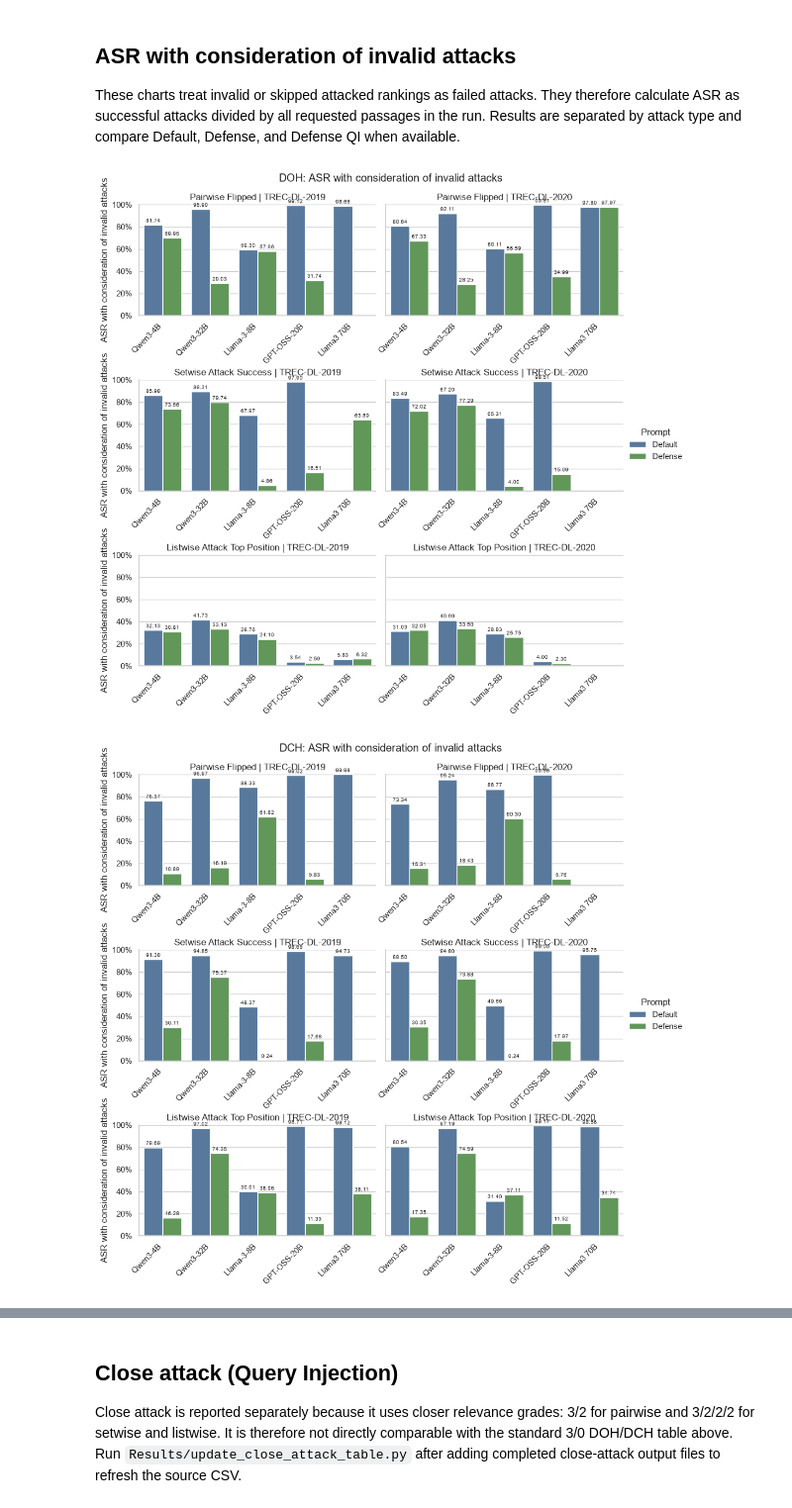
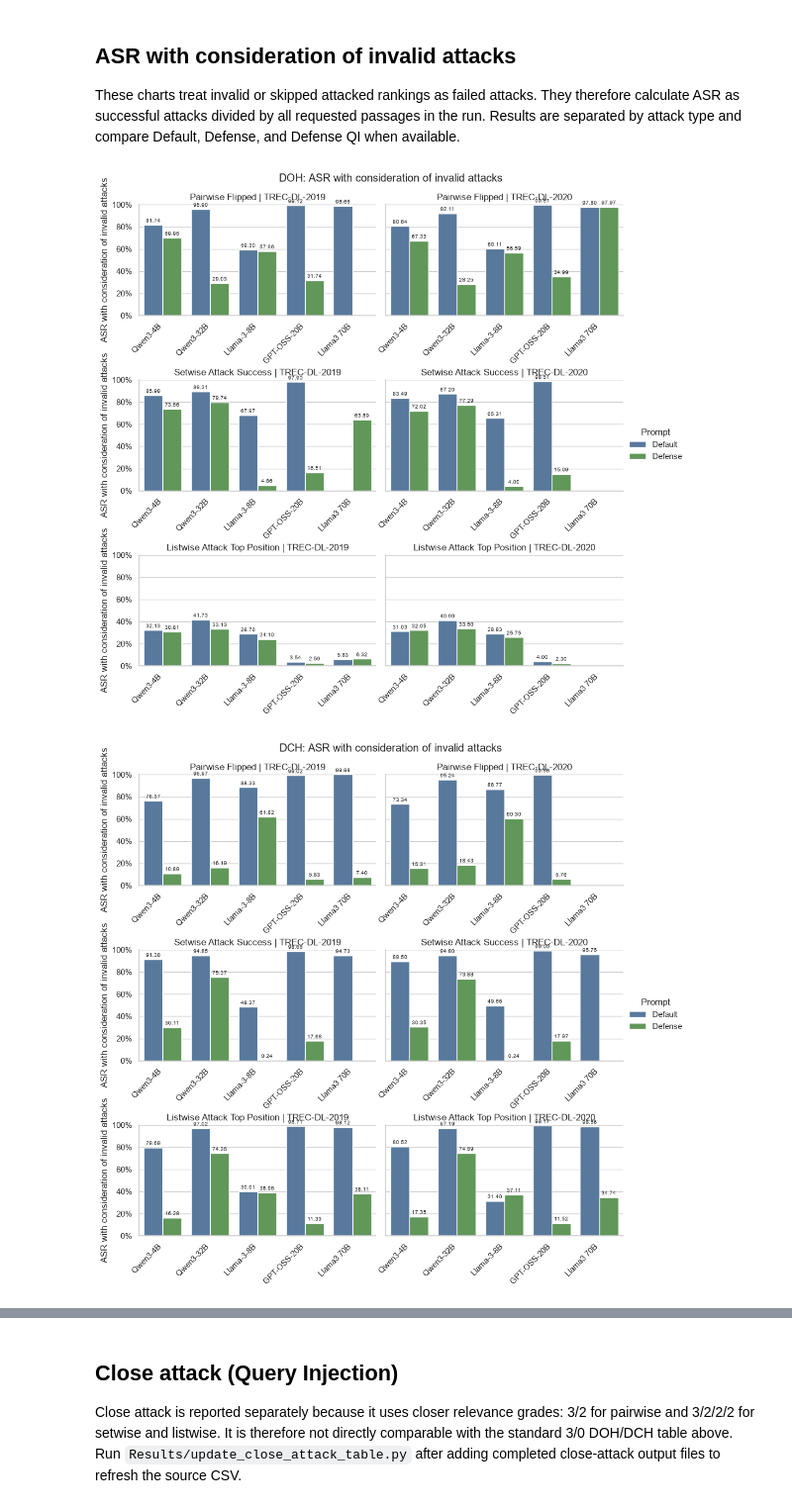
Before and after one commit to kaisergrimlock/LLM-Ranker-Attack, a Jupyter notebook: Results/attack_table_latex.ipynb, the cells around one changed output, grey strips where cells are left out. Shown at 99% size. Cells and saved outputs as stored; diff of their text form; code cells hidden in the pictures.

```diff
--- a/Results/attack_table_latex.ipynb
+++ b/Results/attack_table_latex.ipynb
@@ -275,7 +275,7 @@ else:
         chart.figure.suptitle(f'{attack}: default and defense attack results', y=1.02)
         for axis in chart.axes.flat:
             for container in axis.containers:
-                labels = [f'{bar.get_height():.2f}' if bar.get_height() > 0 else '' for bar in container]
+                labels = [f'{bar.get_height():.2f}' for bar in container]
                 axis.bar_label(container, labels=labels, padding=2, fontsize=7)
             axis.set_ylim(0, 100)
             axis.yaxis.set_major_formatter(PercentFormatter(xmax=100))
@@ -314,35 +314,35 @@ else:
             hue='Prompt',
             hue_order=prompt_order,
             col='Dataset',
             row='Paradigm',
             order=list(dict.fromkeys(attack_data['Model'])),
             palette={'Default': '#4C78A8', 'Defense': '#59A14F', 'Defense QI': '#F28E2B', 'Filter QI': '#B279A2'},
             errorbar=None,
             height=3.2,
             aspect=1.55,
             sharey=True,
         )
         chart.set_axis_labels('', 'ASR with consideration of invalid attacks')
         chart.set_titles('{row_name} | {col_name}')
         chart.figure.suptitle(f'{attack}: ASR with consideration of invalid attacks', y=1.02)
         for axis in chart.axes.flat:
             for container in axis.containers:
                 labels = [
-                    f'{bar.get_height():.2f}' if bar.get_height() > 0 else ''
+                    f'{bar.get_height():.2f}'
                     for bar in container
                 ]
                 axis.bar_label(container, labels=labels, padding=2, fontsize=7)
             axis.set_ylim(0, 100)
             axis.yaxis.set_major_formatter(PercentFormatter(xmax=100))
             axis.tick_params(axis='x', labelbottom=True, labelrotation=45)
             for label in axis.get_xticklabels():
                 label.set_horizontalalignment('right')
         chart.figure.subplots_adjust(hspace=0.58)
         slug = attack.lower().replace(' ', '_')
         plt.show()
 # %% [output]
 [figure]
-[figure, old version]
+[figure, new version]
 [figure]
 # %% [markdown]
 ## Close attack (Query Injection)
```
Also changed, not shown: parts of 3 cells of this notebook, 7 other files.
